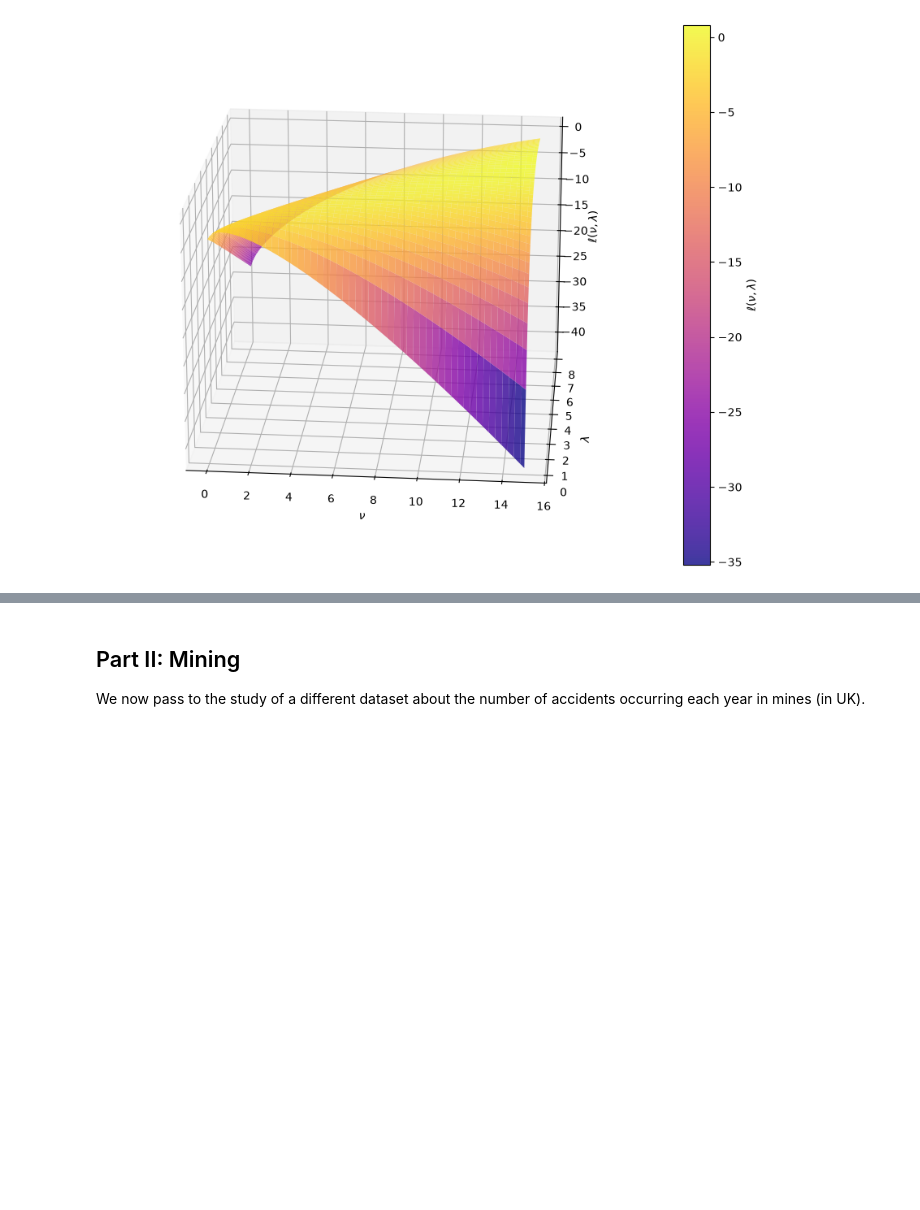
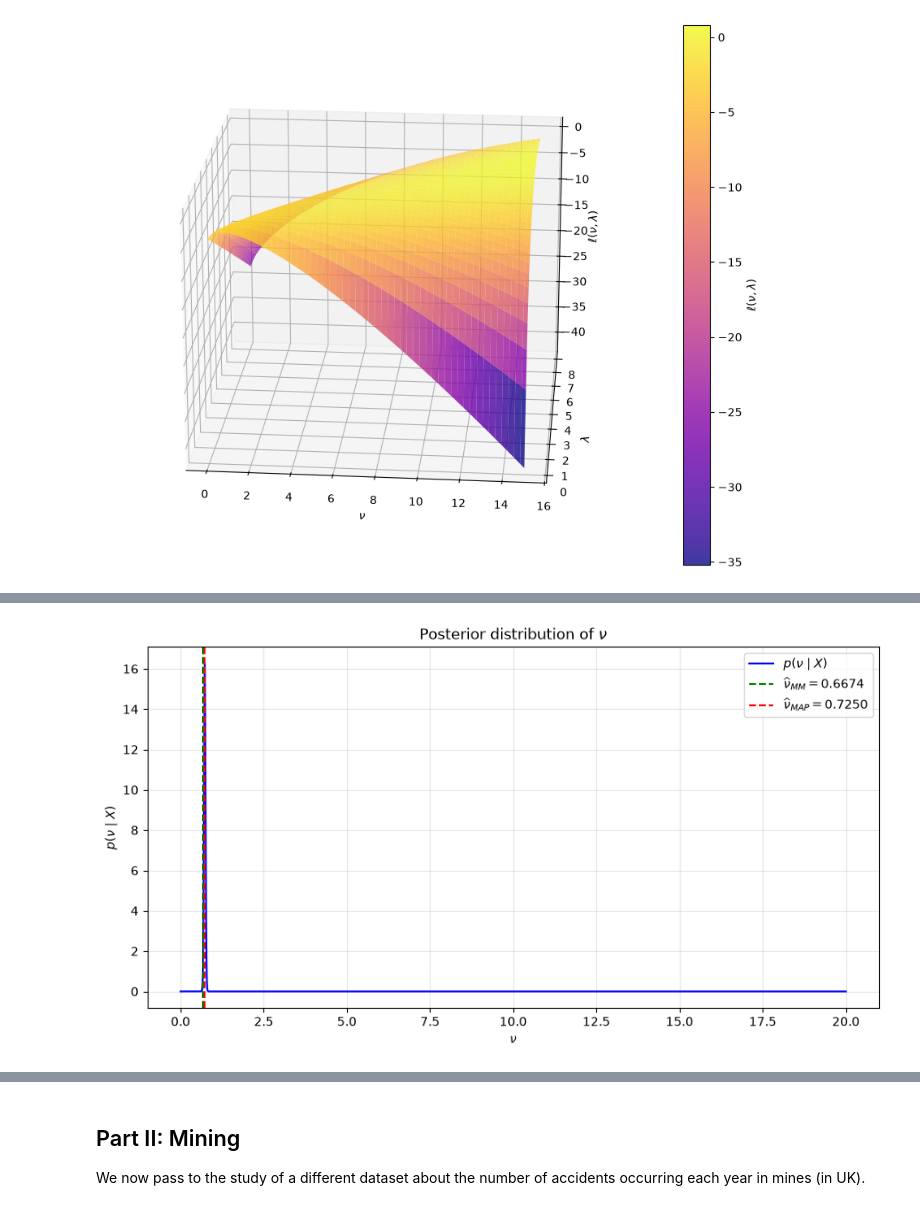
Before and after one commit to cbasitodx/ADVANCED_STATISTIC_LAB1, a Jupyter notebook: TPBayes.ipynb, the cells around one changed output, grey strips where cells are left out. Saved outputs shown, nothing was run; the diff lists cells and outputs as text; code cells hidden in the pictures; blank space fills up the shorter version.

```diff
--- a/TPBayes.ipynb
+++ b/TPBayes.ipynb
@@ -465,0 +503,77 @@ MLE estimate of ν (α): 0.798003
+# %%
+X = rain[rain > 0].to_numpy()
+# Method-of-moments
+
+rain_mean = X.mean()
+biased_rain_var = X.var(ddof=0)
+
+lambda_MM = rain_mean/biased_rain_var
+nu_MM = (rain_mean**2)/biased_rain_var
+
+n = X.size
+
+# Possible values of nu in the interval (0, 20]
+nu_values = np.linspace(0.001, 20, 10000)
+
+# Logarithm of the function:
+log_g_values = (n * nu_values * np.log(lambda_MM) - n * gammaln(nu_values) + (nu_values - 1) * np.log(X).sum())
+
+# Recover the shape of the posterior.
+# Subtracting the maximum prevents numerical underflow.
+# This expression was supported by AI.
+g_values = np.exp(log_g_values - log_g_values.max())
+
+# Normalize numerically (trapezoid rule) so that the area under the posterior is 1
+normalizing_constant = np.trapezoid(
+    g_values,
+    nu_values
+)
+
+posterior = g_values / normalizing_constant
+
+# MAP estimate: value of nu that maximizes the posterior
+nu_MAP = nu_values[np.argmax(posterior)]
+
+# Check that the posterior integrates to 1
+posterior_area = np.trapezoid(
+    posterior,
+    nu_values
+)
+
+print(f"Number of observations: {n}")
+print(f"Method-of-moments estimate of nu: {nu_MM:.6f}")
+print(f"MAP estimate of nu: {nu_MAP:.6f}")
+print(f"Area under the posterior: {posterior_area:.6f}")
+
+# Plot the posterior distribution
+plt.figure(figsize=(9, 5))
+
+plt.plot(
+    nu_values,
+    posterior,
+    color="blue",
+    label=r"$p(\nu\mid X)$"
+)
+
+plt.axvline(
+    nu_MM,
+    color="green",
+    linestyle="--",
+    label=rf"$\widehat{{\nu}}_{{MM}}={nu_MM:.4f}$"
+)
+
+plt.axvline(
+    nu_MAP,
+    color="red",
+    linestyle="--",
+    label=rf"$\widehat{{\nu}}_{{MAP}}={nu_MAP:.4f}$"
+)
+
+plt.xlabel(r"$\nu$")
+plt.ylabel(r"$p(\nu\mid X)$")
+plt.title(r"Posterior distribution of $\nu$")
+plt.grid(alpha=0.3)
+plt.legend()
+plt.tight_layout()
+plt.show()
+# %% [output]
@@ -465,0 +584 @@ MLE estimate of ν (α): 0.798003
+[figure, added]
```
Also changed, not shown: parts of 29 cells of this notebook, 1 other file.
